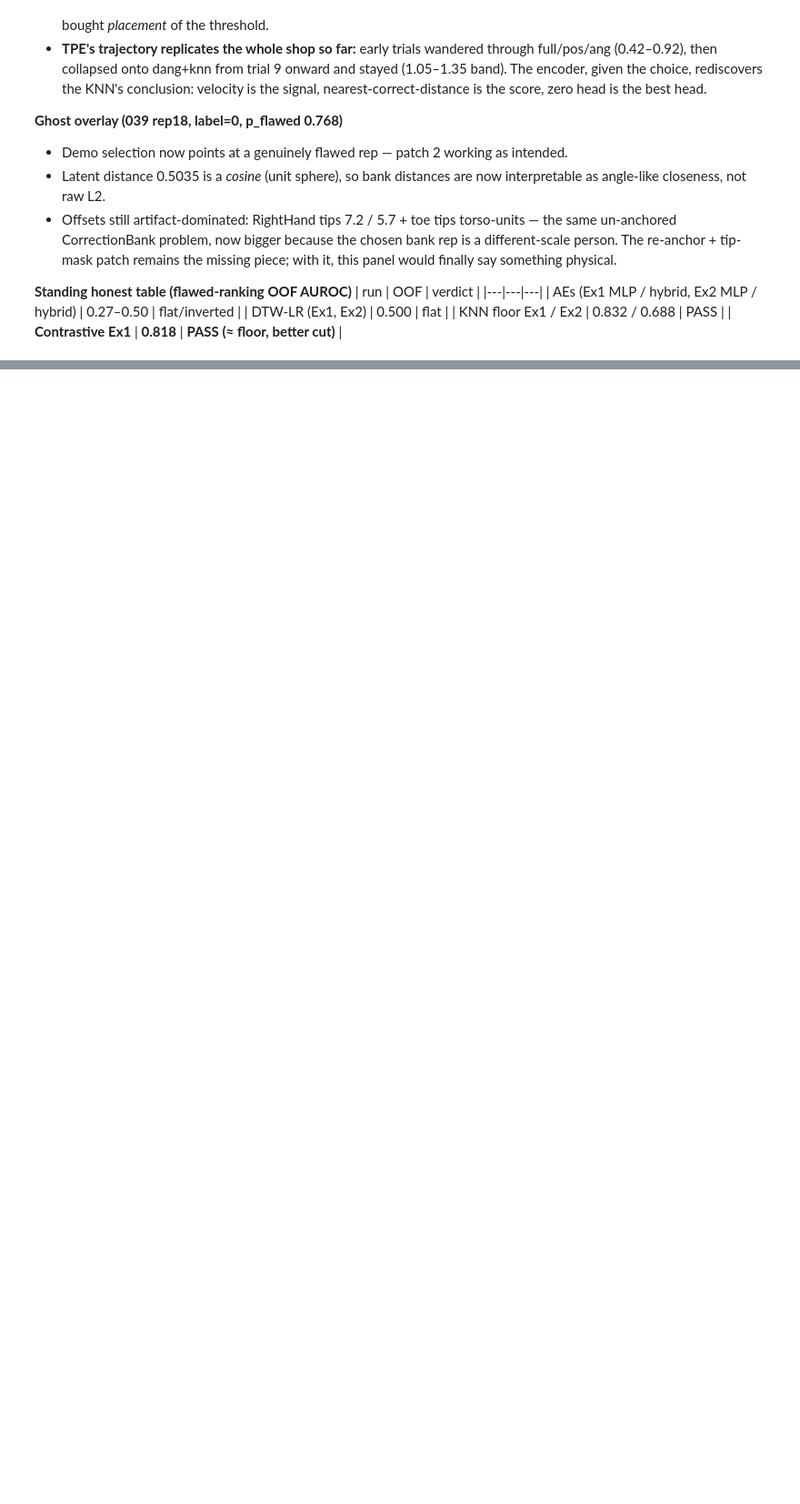
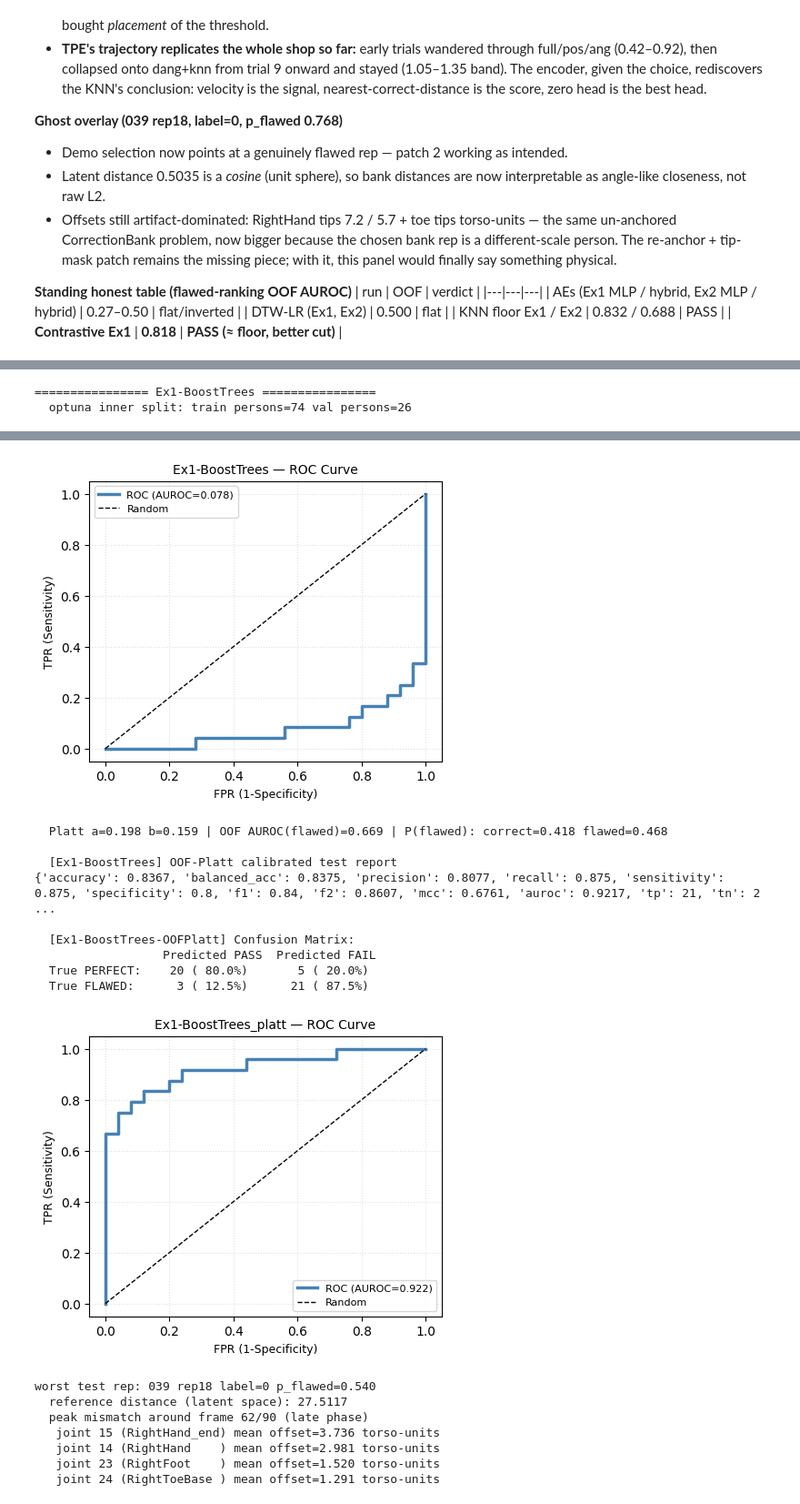
Before and after one commit to waquar003/pose-detection-physiotherapy, a Jupyter notebook: notebooks/model-train-ex1.ipynb, the cells around one changed output, grey strips where cells are left out. Shown at 91% size. Saved outputs shown, nothing was run; the diff lists cells and outputs as text; code cells hidden in the pictures; blank space fills up the shorter version.

Commit message:
training ensemble model HistGradientBoostingClassifier

```diff
--- a/notebooks/model-train-ex1.ipynb
+++ b/notebooks/model-train-ex1.ipynb
@@ -1580,0 +1619,35 @@ worst test rep: 039 rep18 label=0 p_flawed=0.768
+# %%
+class BoostTreesSpec(ArchSpec):
+    name       = "Ex1-BoostTrees"
+    supervised = True
+
+    def search_space(self, trial):
+        return {
+            "blk":        trial.suggest_categorical("blk",
+                          ["dang", "ang", "pos", "bone", "full"]),
+            "n_iter":     trial.suggest_categorical("n_iter", [100, 200, 400, 800]),
+            "learning_rate": trial.suggest_float("learning_rate", 0.01, 0.3, log=True),
+            "max_leaf":   trial.suggest_categorical("max_leaf", [7, 15, 31]),
+            "min_leaf":   trial.suggest_categorical("min_leaf", [2, 5, 10]),
+            "l2":         trial.suggest_float("l2", 1e-3, 10.0, log=True),
+            "q":          trial.suggest_float("q", 50.0, 95.0),
+        }
+
+    def pack(self, rows):
+        X = np.stack([r["X2d"] for r in rows], 0) if isinstance(rows[0], dict) \
+            else np.asarray(rows)
+        return np.asarray(X, dtype=np.float32)
+
+    def train(self, X, y, params, seed):
+        if y is None:
+            raise ValueError("BoostTreesSpec is supervised — needs labels")
+        return BoostTreesRef(params).fit(X, y)
+
+    def score(self, model, X, p):
+        return model.scores(np.asarray(X))
+
+    def embed(self, model, X):     # bank: the scalar feature vector itself
+        return scalar_features(np.asarray(X), model.blk)
+# %%
+boost_bundle = run_experiment(BoostTreesSpec(), feat_train, feat_test, ex_name="Ex1-BoostTrees")
+# %% [output]
@@ -1580,0 +1655,2 @@ worst test rep: 039 rep18 label=0 p_flawed=0.768
+================ Ex1-BoostTrees ================
+  optuna inner split: train persons=74 val persons=26
@@ -1580,0 +1674,18 @@ worst test rep: 039 rep18 label=0 p_flawed=0.768
+[figure, added]
+  Platt a=0.198 b=0.159 | OOF AUROC(flawed)=0.669 | P(flawed): correct=0.418 flawed=0.468
+
+  [Ex1-BoostTrees] OOF-Platt calibrated test report
+{'accuracy': 0.8367, 'balanced_acc': 0.8375, 'precision': 0.8077, 'recall': 0.875, 'sensitivity': 0.875, 'specificity': 0.8, 'f1': 0.84, 'f2': 0.8607, 'mcc': 0.6761, 'auroc': 0.9217, 'tp': 21, 'tn': 2 ...
+
+  [Ex1-BoostTrees-OOFPlatt] Confusion Matrix:
+                  Predicted PASS  Predicted FAIL
+  True PERFECT:    20 ( 80.0%)       5 ( 20.0%)
+  True FLAWED:      3 ( 12.5%)      21 ( 87.5%)
+[figure, added]
+worst test rep: 039 rep18 label=0 p_flawed=0.540
+  reference distance (latent space): 27.5117
+  peak mismatch around frame 62/90 (late phase)
+   joint 15 (RightHand_end) mean offset=3.736 torso-units
+   joint 14 (RightHand    ) mean offset=2.981 torso-units
+   joint 23 (RightFoot    ) mean offset=1.520 torso-units
+   joint 24 (RightToeBase ) mean offset=1.291 torso-units
```
Also changed, not shown: parts of 5 cells of this notebook.
